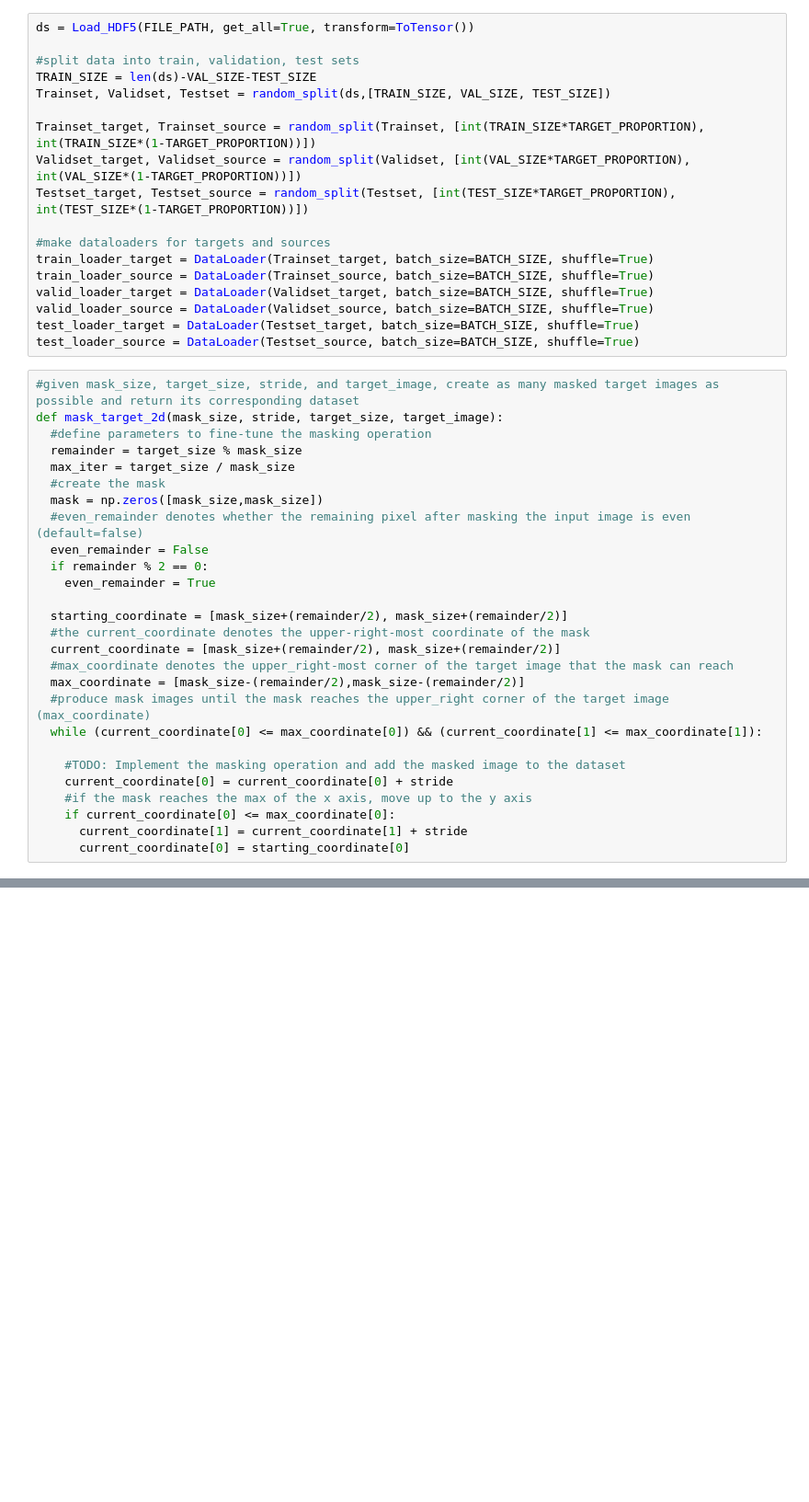
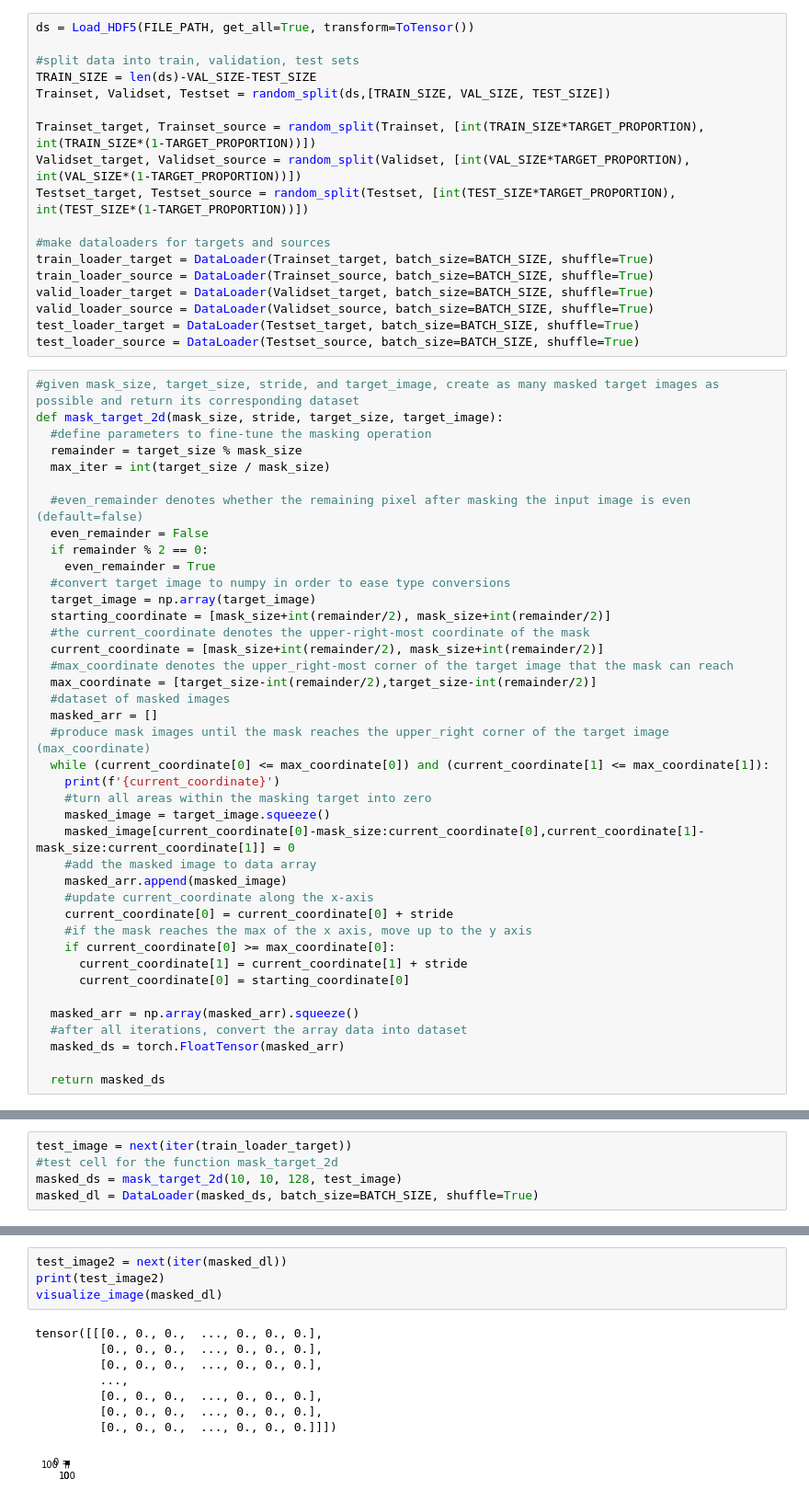
Before and after one commit to hywkim-private/ALIGNet, a Jupyter notebook: ALIGNet.ipynb, the cells around one changed output, grey strips where cells are left out. Shown at 92% size. Cells and saved outputs as stored; diff of their text form; blank space fills up the shorter version.

```diff
--- a/ALIGNet.ipynb
+++ b/ALIGNet.ipynb
@@ -124,25 +128,38 @@ test_loader_source = DataLoader(Testset_source, batch_size=BATCH_SIZE, shuffle=T
 def mask_target_2d(mask_size, stride, target_size, target_image):
   #define parameters to fine-tune the masking operation
   remainder = target_size % mask_size
-  max_iter = target_size / mask_size
-  #create the mask
-  mask = np.zeros([mask_size,mask_size])
+  max_iter = int(target_size / mask_size)
+
   #even_remainder denotes whether the remaining pixel after masking the input image is even (default=false)
   even_remainder = False
   if remainder % 2 == 0:
     even_remainder = True
-
-  starting_coordinate = [mask_size+(remainder/2), mask_size+(remainder/2)]
+  #convert target image to numpy in order to ease type conversions
+  target_image = np.array(target_image)
+  starting_coordinate = [mask_size+int(remainder/2), mask_size+int(remainder/2)]
   #the current_coordinate denotes the upper-right-most coordinate of the mask
-  current_coordinate = [mask_size+(remainder/2), mask_size+(remainder/2)]
+  current_coordinate = [mask_size+int(remainder/2), mask_size+int(remainder/2)]
   #max_coordinate denotes the upper_right-most corner of the target image that the mask can reach
-  max_coordinate = [mask_size-(remainder/2),mask_size-(remainder/2)]
+  max_coordinate = [target_size-int(remainder/2),target_size-int(remainder/2)]
+  #dataset of masked images
+  masked_arr = []
   #produce mask images until the mask reaches the upper_right corner of the target image (max_coordinate)
-  while (current_coordinate[0] <= max_coordinate[0]) && (current_coordinate[1] <= max_coordinate[1]):
-
-    #TODO: Implement the masking operation and add the masked image to the dataset
+  while (current_coordinate[0] <= max_coordinate[0]) and (current_coordinate[1] <= max_coordinate[1]):
+    print(f'{current_coordinate}')
+    #turn all areas within the masking target into zero
+    masked_image = target_image.squeeze()
+    masked_image[current_coordinate[0]-mask_size:current_coordinate[0],current_coordinate[1]-mask_size:current_coordinate[1]] = 0
+    #add the masked image to data array
+    masked_arr.append(masked_image)
+    #update current_coordinate along the x-axis
     current_coordinate[0] = current_coordinate[0] + stride
     #if the mask reaches the max of the x axis, move up to the y axis
-    if current_coordinate[0] <= max_coordinate[0]:
+    if current_coordinate[0] >= max_coordinate[0]:
       current_coordinate[1] = current_coordinate[1] + stride
       current_coordinate[0] = starting_coordinate[0]
+
+  masked_arr = np.array(masked_arr).squeeze()
+  #after all iterations, convert the array data into dataset
+  masked_ds = torch.FloatTensor(masked_arr)
+
+  return masked_ds
@@ -150,0 +166,5 @@ SyntaxError: ignored
+# %%
+test_image = next(iter(train_loader_target))
+#test cell for the function mask_target_2d
+masked_ds = mask_target_2d(10, 10, 128, test_image)
+masked_dl = DataLoader(masked_ds, batch_size=BATCH_SIZE, shuffle=True)
@@ -150,0 +189,13 @@ SyntaxError: ignored
+# %%
+test_image2 = next(iter(masked_dl))
+print(test_image2)
+visualize_image(masked_dl)
+# %% [output]
+tensor([[[0., 0., 0.,  ..., 0., 0., 0.],
+         [0., 0., 0.,  ..., 0., 0., 0.],
+         [0., 0., 0.,  ..., 0., 0., 0.],
+         ...,
+         [0., 0., 0.,  ..., 0., 0., 0.],
+         [0., 0., 0.,  ..., 0., 0., 0.],
+         [0., 0., 0.,  ..., 0., 0., 0.]]])
+[figure, added]
```
Also changed, not shown: parts of 16 cells of this notebook.
